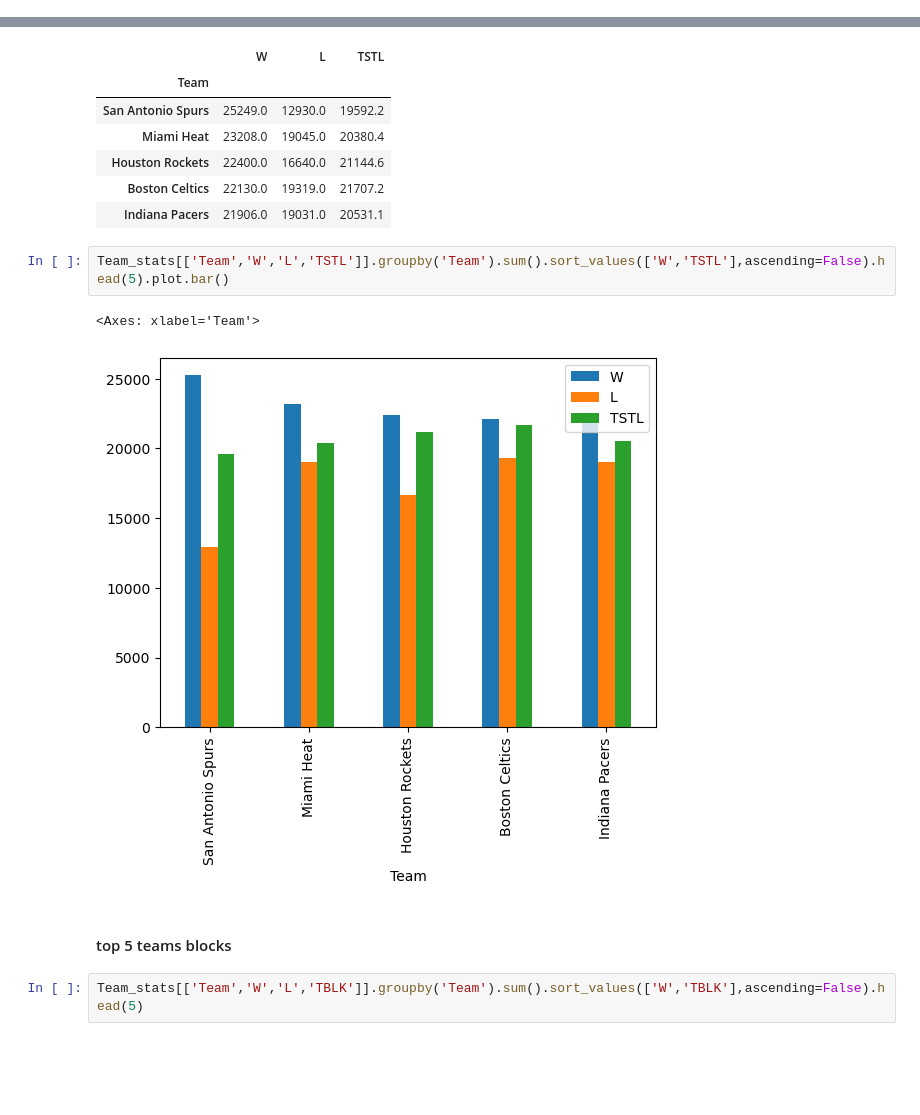
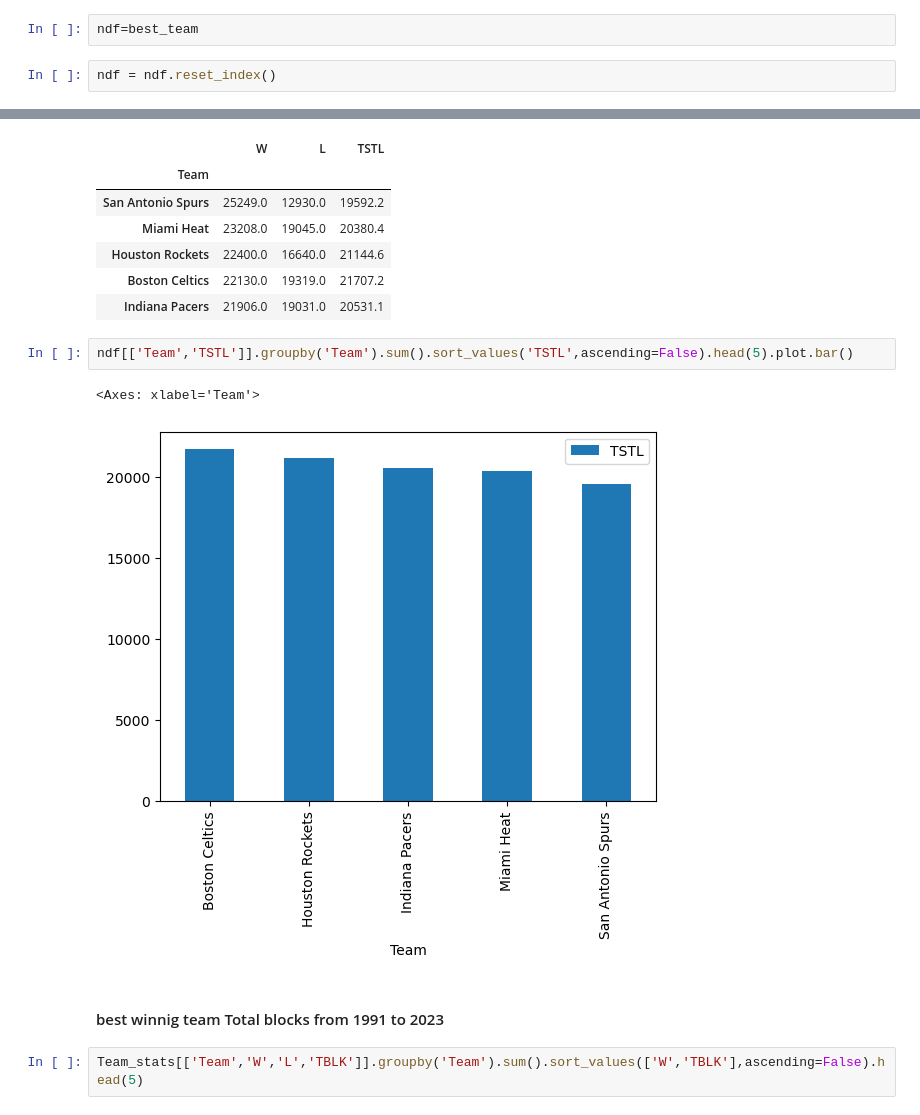
Before and after one commit to khaled-gohar/Python_PBI_NBA-Analysis, a Jupyter notebook: NBA_Analysis.ipynb, the cells around one changed output, grey strips where cells are left out. Saved outputs shown, nothing was run; the diff lists cells and outputs as text; blank space fills up the shorter version.

```diff
--- a/NBA_Analysis.ipynb
+++ b/NBA_Analysis.ipynb
@@ -335,6 +335,10 @@ best_team
 | Houston Rockets | 22400.0 | 16640.0 | 26254 | 271140.7 | 58791.1 | 113504.0 | 21144.6 | 13302.2 | 38954.4 |
 | Boston Celtics | 22130.0 | 19319.0 | 27218 | 269658.1 | 60060.5 | 111858.3 | 21707.2 | 12617.5 | 37654.6 |
 | Indiana Pacers | 21906.0 | 19031.0 | 27676 | 270224.0 | 61362.4 | 114000.5 | 20531.1 | 13554.6 | 38393.8 |
+# %%
+ndf=best_team
+# %%
+ndf = ndf.reset_index()
 # %%
 Team_stats[['Team','W','L']].groupby('Team').sum().sort_values('W',ascending=False).head(5).plot.bar()
 # %% [output]
@@ -387,12 +408,12 @@ Team_stats[['Team','W','L','TSTL']].groupby('Team').sum().sort_values(['W','TSTL
 | Boston Celtics | 22130.0 | 19319.0 | 21707.2 |
 | Indiana Pacers | 21906.0 | 19031.0 | 20531.1 |
 # %%
-Team_stats[['Team','W','L','TSTL']].groupby('Team').sum().sort_values(['W','TSTL'],ascending=False).head(5).plot.bar()
+ndf[['Team','TSTL']].groupby('Team').sum().sort_values('TSTL',ascending=False).head(5).plot.bar()
 # %% [output]
 <Axes: xlabel='Team'>
-[figure, old version]
+[figure, new version]
-# %% [markdown]
-#### top 5 teams blocks
+# %% [markdown]
+#### best winnig team Total blocks from 1991 to 2023
 # %%
 Team_stats[['Team','W','L','TBLK']].groupby('Team').sum().sort_values(['W','TBLK'],ascending=False).head(5)
 # %% [output]
```
Also changed, not shown: parts of 15 cells of this notebook, 11 other files.
